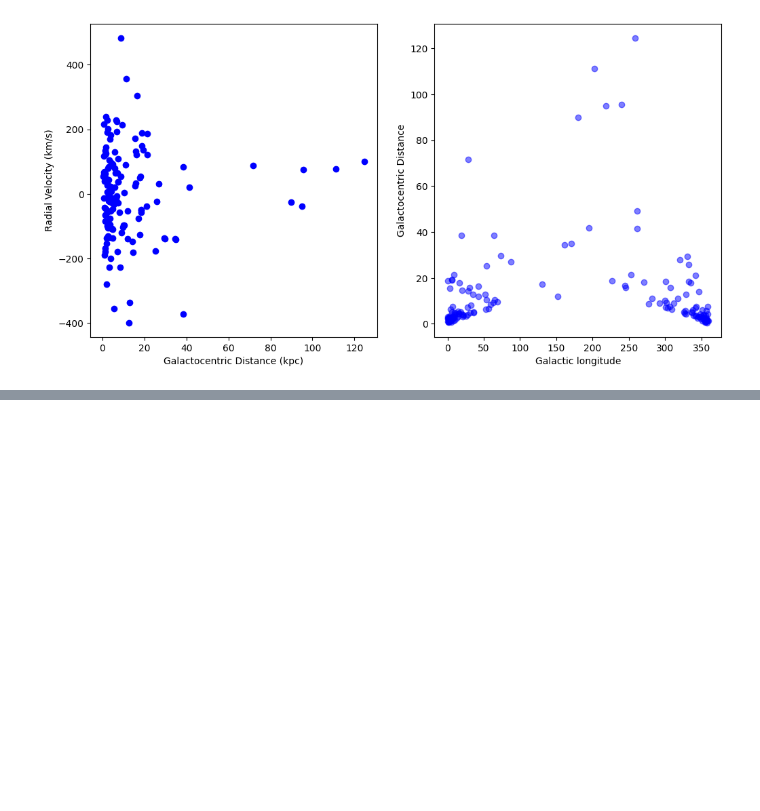
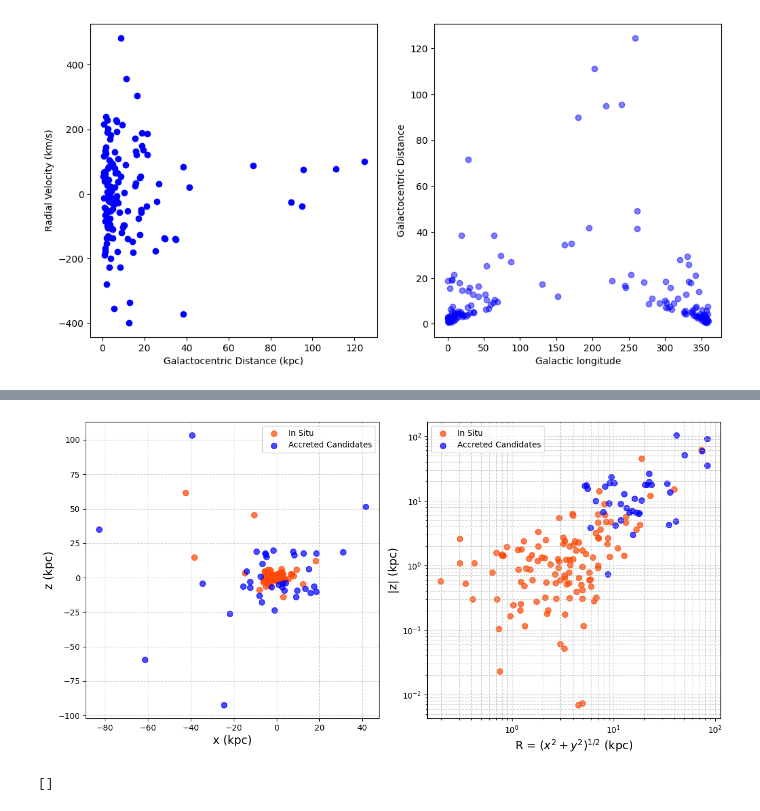
Before and after one commit to vishnusivamogga/PHYS3116_shrek, a Jupyter notebook: PHYS3116 main.ipynb, the cells around one changed output, grey strips where cells are left out. Cells and saved outputs as stored; diff of their text form; code cells hidden in the pictures; blank space fills up the shorter version.

```diff
--- a/PHYS3116 main.ipynb
+++ b/PHYS3116 main.ipynb
@@ -91,0 +187,67 @@ plt.show()
+# %%
+# Now, fixing up the naming mismatches and spelling mismatches between the Harris catalogue and the Galpy inbuilt catalogue
+# Making everything capital letters and remove spaces in Harris dataframe
+data_df['ID'] = data_df['ID'].str.replace(" ", "", regex=False).str.upper()
+accretion_candidates = np.char.upper(accretion_candidates)         # Making everything capital letters (there's already no spaces)
+
+# The first two are not in the Harris catalogue and were discovered recently, so I will remove them
+# The third GC has an orbital radius well within the bulge (~2) and is unlikely to be an accretion candidate
+accretion_candidates = accretion_candidates[(accretion_candidates != 'CRATER') & (accretion_candidates != 'FSR1758')
+                                            & (accretion_candidates != 'NGC5904')]
+
+ # This one is in Harris, but named differently
+accretion_candidates = np.where(accretion_candidates == 'E1', 'AM1', accretion_candidates)
+
+
+
+# Plotting the spatial distribution again, but this time highlighting the accretion candidates
+
+ap.coordinates.galactocentric_frame_defaults.set('v4.0')
+gal_coords = SkyCoord(l=l, b=b, distance=R_sun, frame='galactic')
+galcen = gal_coords.transform_to(Galactocentric(galcen_distance=8.0*u.kpc, z_sun=0*u.pc))  # in line with harris catalogue
+
+# store galactocentric coordinates in the data frame
+data_df['x_gc'] = galcen.x.to(u.kpc).value
+data_df['y_gc'] = galcen.y.to(u.kpc).value
+data_df['z_gc'] = galcen.z.to(u.kpc).value
+
+x_gc = data_df['x_gc'].values * u.kpc
+y_gc = data_df['y_gc'].values * u.kpc
+z_gc = data_df['z_gc'].values * u.kpc  # this is redundant, just keeping it here for the sake of consistency
+
+
+accretion_mask = data_df['ID'].isin(accretion_candidates)
+
+# Plotting the spatial distributions of GC's
+fig, ax = plt.subplots(1, 2, figsize=(12, 6))
+
+# Left subplot: x vs z
+# Plot the in situ clusters
+ax[0].scatter(x_gc[accretion_mask == False], z_gc[accretion_mask == False], s=50, color='orangered', alpha=0.7, label='In Situ')
+
+# Plot the accreted candidates
+ax[0].scatter(x_gc[accretion_mask], z_gc[accretion_mask], s=50, color='blue', alpha=0.7, label='Accreted Candidates')
+ax[0].set_xlabel(r"x (kpc)", fontsize=14)
+ax[0].set_ylabel(r"z (kpc)", fontsize=14)
+ax[0].grid(True, linestyle='--', alpha=0.6)
+ax[0].legend()
+# Plotting R_xy vs |z|
+R_xy = np.sqrt(x_gc**2 + y_gc**2)
+z_abs = np.abs(z_gc)
+
+ax[1].scatter(R_xy[accretion_mask == False], z_abs[accretion_mask == False], s=50, color='orangered', alpha=0.7, label='In Situ')
+ax[1].scatter(R_xy[accretion_mask], z_abs[accretion_mask], s=50, color='blue', alpha=0.7, label='Accreted Candidates')
+ax[1].set_xscale('log')
+ax[1].set_yscale('log')
+ax[1].set_xlabel(r"R = $(x^2 + y^2)^{1/2}$ (kpc)", fontsize=14)
+ax[1].set_ylabel(r"|z| (kpc)", fontsize=14)
+ax[1].grid(True, which="both", ls="--", alpha=0.6)
+ax[1].legend()
+
+plt.tight_layout()
+plt.show()
+# This was done to add 3 GC's which have spatial distributions characteristic of accretion candidates, even though they didn't make the cut in E-Lz space
+# accretion_candidates = np.append(data_df[accretion_mask == False & (np.sqrt(data_df['x_gc']**2 + data_df['y_gc']**2) > 20 * u.kpc)]['ID'].values, accretion_candidates)
+# %% [output]
+[figure, added]
+[]
```
Also changed, not shown: parts of 4 cells of this notebook.
